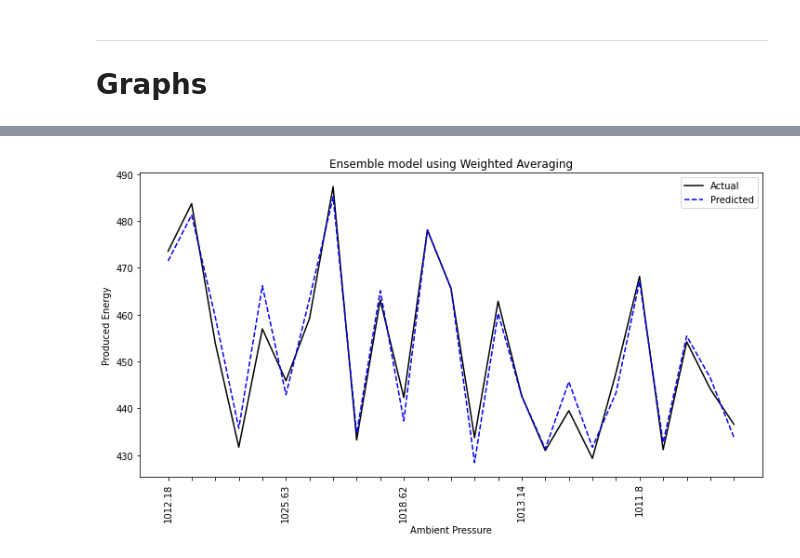
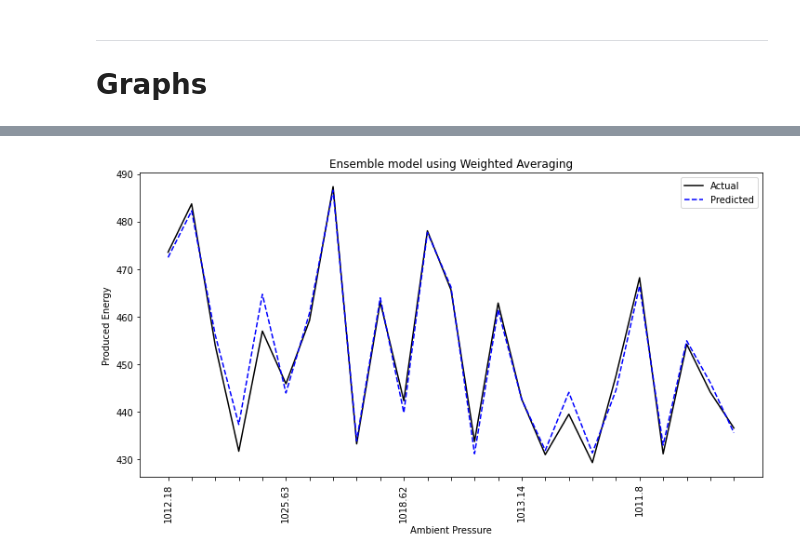
Before and after one commit to xylarshayu/Combined-Cycle-Power-Plant-Data-Analysis, a Jupyter notebook: regression.ipynb, the cells around one changed output, grey strips where cells are left out. Cells and saved outputs as stored; diff of their text form; code cells hidden in the pictures.

```diff
--- a/regression.ipynb
+++ b/regression.ipynb
@@ -240,22 +240,22 @@ plt.draw()
 # %%
 fig, ax = plt.subplots(figsize = (12,6))
 index_ordered = raw.AP.astype('str').tolist()[-len(X_test):][-25:]
 ax.set_xlabel('Ambient Pressure')
 ax.set_ylabel('Produced Energy')
 
 ax.plot(index_ordered, y_test[-25:], color='k', ls='-', label = 'Actual')
 
-ax.plot(index_ordered, finalpred[-25:], color='b', ls='--', label = 'Predicted')
+ax.plot(index_ordered, finalpred1[-25:], color='b', ls='--', label = 'Predicted')
 every_nth = 5
 for n, label in enumerate(ax.xaxis.get_ticklabels()):
     if n % every_nth != 0:
         label.set_visible(False)
 ax.tick_params(axis='x', labelrotation= 90)
 plt.legend()
 plt.title('Ensemble model using Weighted Averaging')
 plt.draw()
 # %% [output]
-[figure, old version]
+[figure, new version]
 # %%
 fig, ax = plt.subplots(figsize = (12,6))
 index_ordered = raw.AP.astype('str').tolist()[-len(X_test):][-100:]
```
Also changed, not shown: parts of 3 cells of this notebook.
